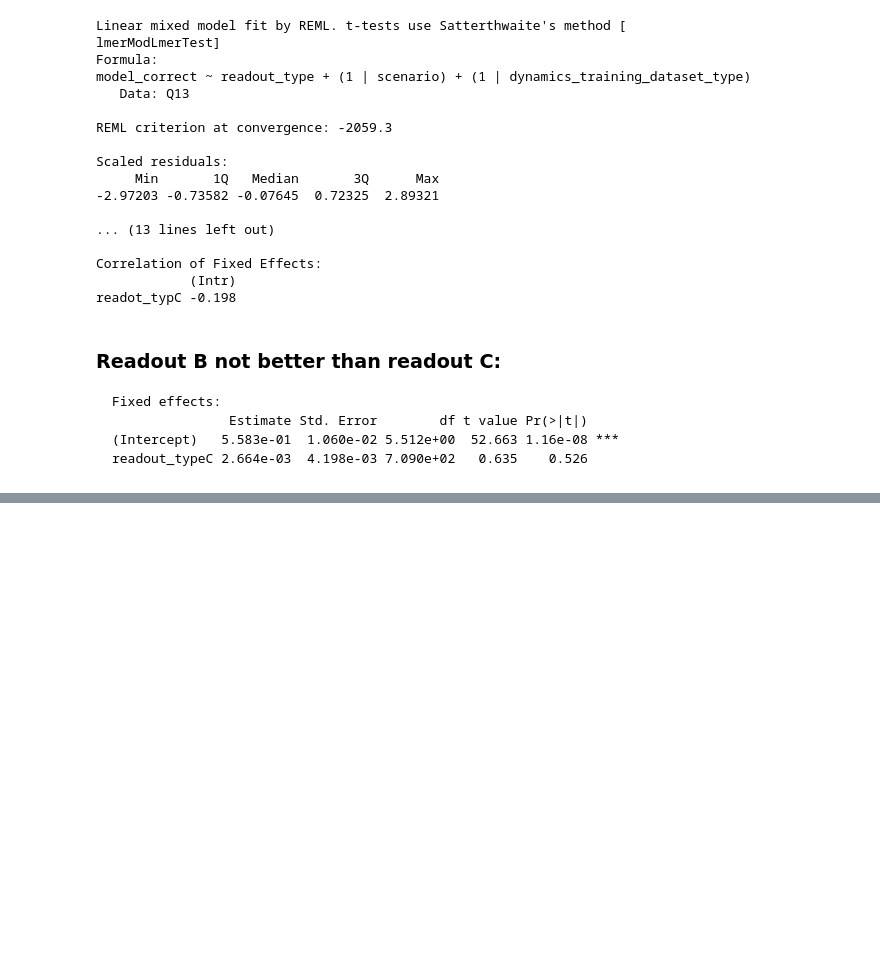
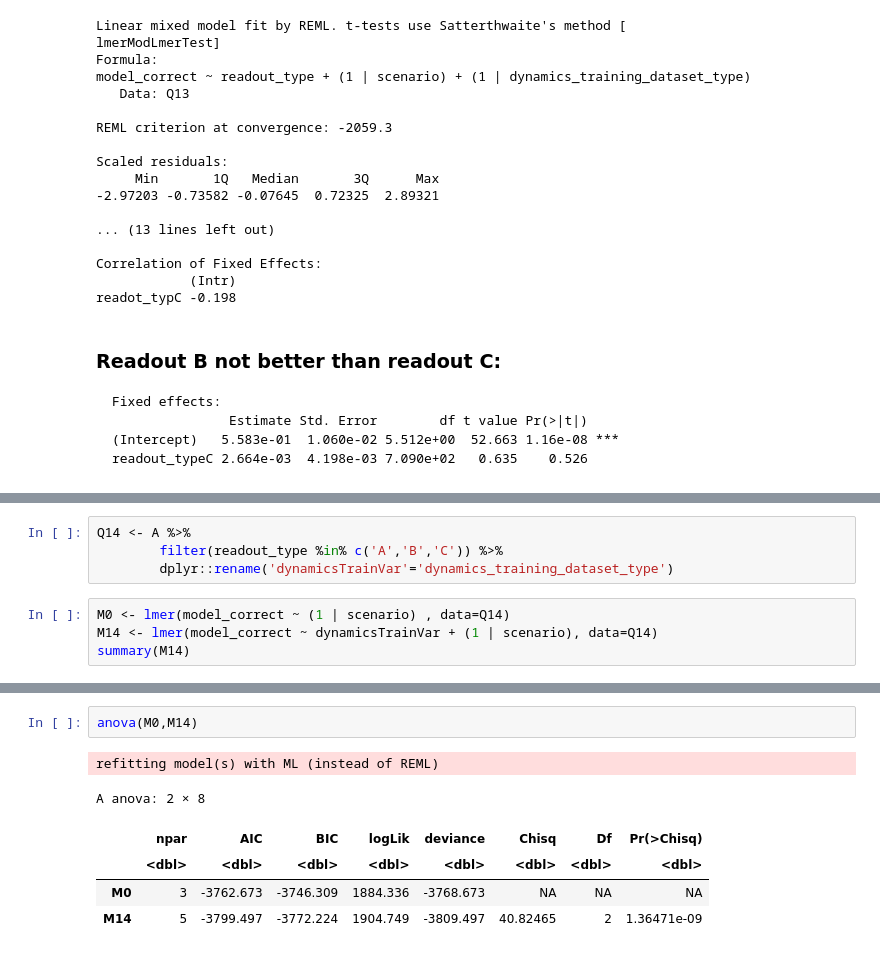
Before and after one commit to cogtoolslab/physics-benchmarking-neurips2021, a Jupyter notebook: analysis/inference_human_model_behavior.ipynb, the cells around one changed output, grey strips where cells are left out. Cells and saved outputs as stored; diff of their text form; blank space fills up the shorter version.

```diff
--- a/analysis/inference_human_model_behavior.ipynb
+++ b/analysis/inference_human_model_behavior.ipynb
@@ -785,0 +794,8 @@ readout_typeC 2.664e-03  4.198e-03 7.090e+02   0.635    0.526
+# %%
+Q14 <- A %>%
+        filter(readout_type %in% c('A','B','C')) %>%
+        dplyr::rename('dynamicsTrainVar'='dynamics_training_dataset_type')
+# %%
+M0 <- lmer(model_correct ~ (1 | scenario) , data=Q14)
+M14 <- lmer(model_correct ~ dynamicsTrainVar + (1 | scenario), data=Q14)
+summary(M14)
@@ -785,0 +832,9 @@ readout_typeC 2.664e-03  4.198e-03 7.090e+02   0.635    0.526
+# %%
+anova(M0,M14)
+# %% [output]
+refitting model(s) with ML (instead of REML)
+A anova: 2 × 8
+|  | npar | AIC | BIC | logLik | deviance | Chisq | Df | Pr(>Chisq) |
+|  | <dbl> | <dbl> | <dbl> | <dbl> | <dbl> | <dbl> | <dbl> | <dbl> |
+| M0 | 3 | -3762.673 | -3746.309 | 1884.336 | -3768.673 | NA | NA | NA |
+| M14 | 5 | -3799.497 | -3772.224 | 1904.749 | -3809.497 | 40.82465 | 2 | 1.36471e-09 |
```
Also changed, not shown: parts of 4 cells of this notebook.
